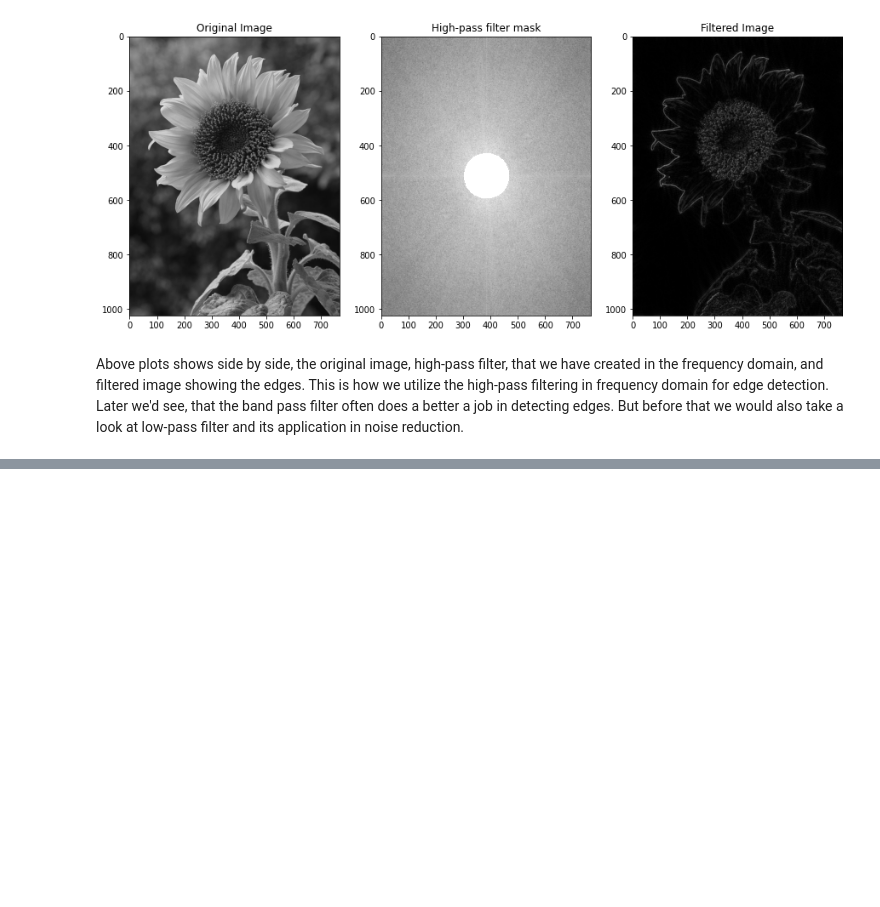
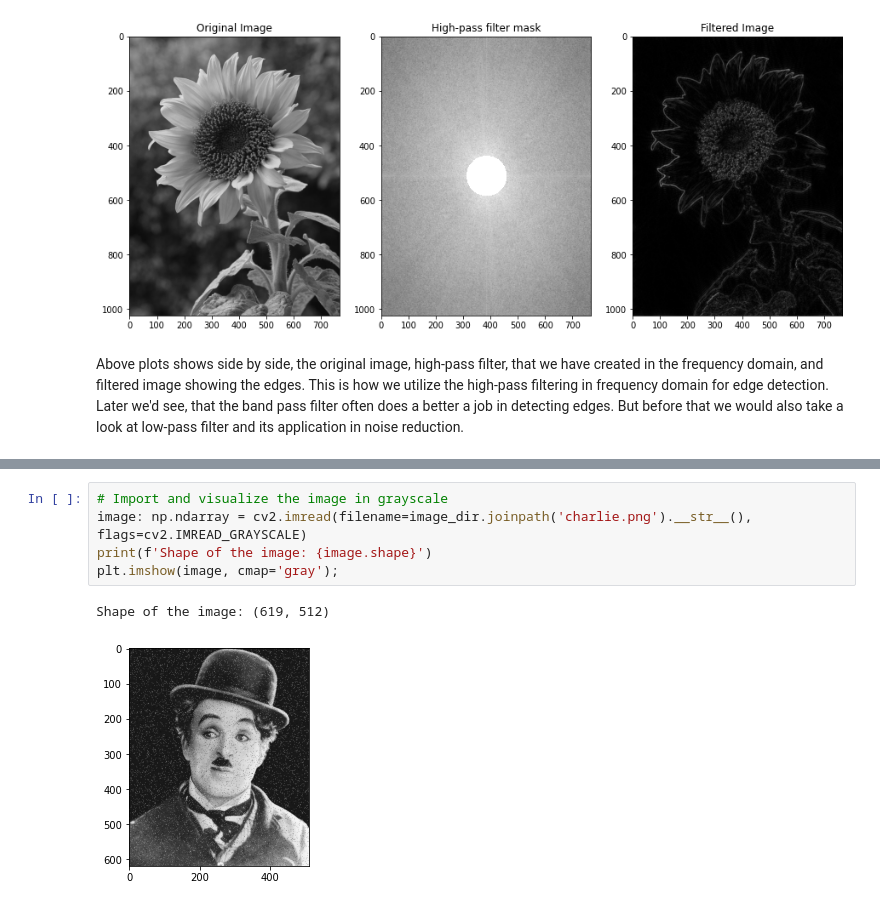
Before and after one commit to sarkarchandan/cvnanodegree, a Jupyter notebook: 1_2_Convolutional_Filters_Edge_Detection/1.0_FFT_Practice.ipynb, the cells around one changed output, grey strips where cells are left out. Drawn from its saved outputs; the diff is of its cells as text; blank space fills up the shorter version.

```diff
--- a/1_2_Convolutional_Filters_Edge_Detection/1.0_FFT_Practice.ipynb
+++ b/1_2_Convolutional_Filters_Edge_Detection/1.0_FFT_Practice.ipynb
@@ -216,0 +219,8 @@ Above plots shows side by side, the original image, high-pass filter, that we ha
+# %%
+# Import and visualize the image in grayscale
+image: np.ndarray = cv2.imread(filename=image_dir.joinpath('charlie.png').__str__(), flags=cv2.IMREAD_GRAYSCALE)
+print(f'Shape of the image: {image.shape}')
+plt.imshow(image, cmap='gray');
+# %% [output]
+Shape of the image: (619, 512)
+[figure, added]
```
Also changed, not shown: parts of 19 cells of this notebook, 1 other file.
